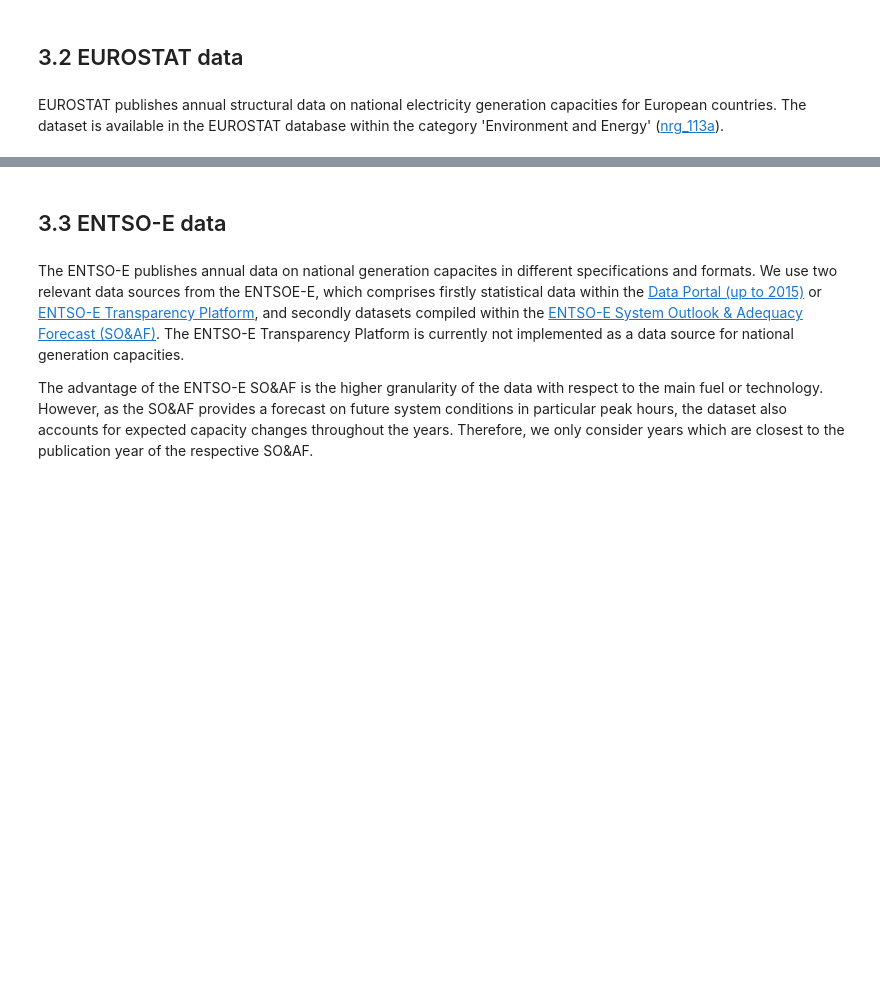
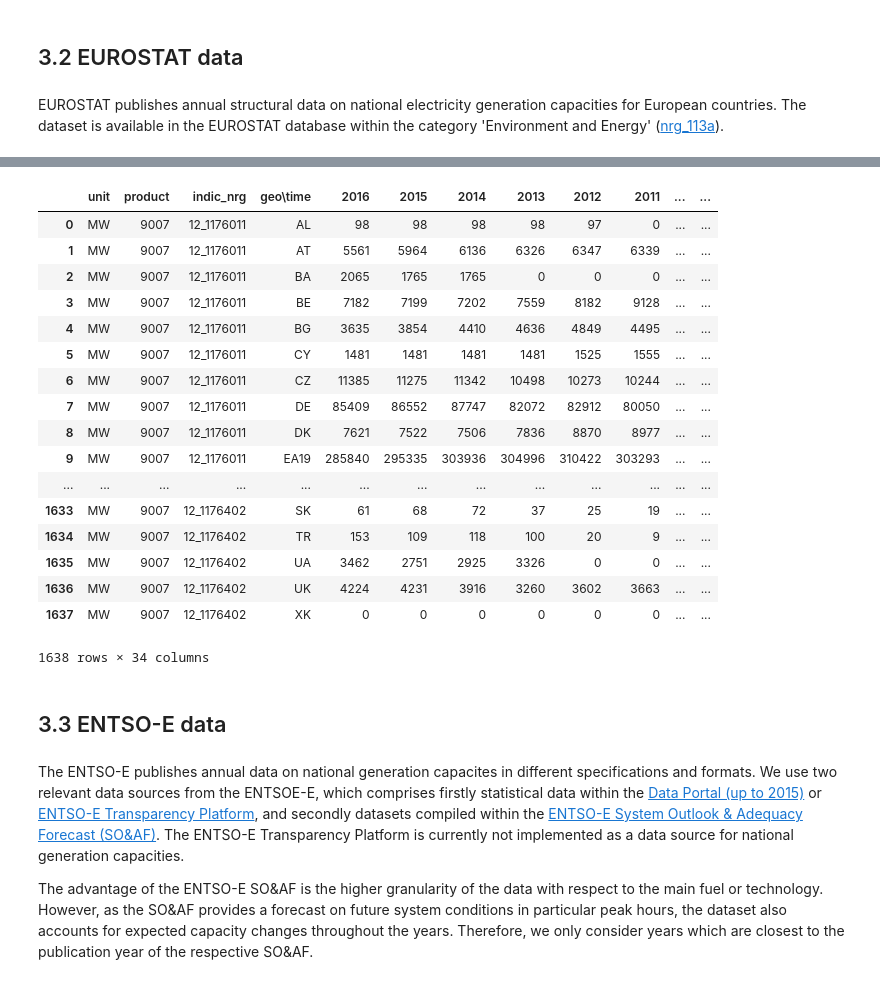
Before and after one commit to Open-Power-System-Data/national_generation_capacity, a Jupyter notebook: processing.ipynb, the cells around one changed output, grey strips where cells are left out. Drawn from its saved outputs; the diff is of its cells as text; code cells hidden in the pictures; blank space fills up the shorter version.

```diff
--- a/processing.ipynb
+++ b/processing.ipynb
@@ -208,4 +232,15 @@ url_eurostat = ('http://ec.europa.eu/eurostat/estat-navtree-portlet-prod/'
 
 filepath_eurostat = downloadandcache(url_eurostat, 'nrg_113a.tsv.gz')
 
-print(filepath_eurostat)
+
+data_eurostat = pd.read_csv(filepath_eurostat,
+                            compression='gzip',
+                            sep='\t|,',
+                            engine='python')
+
+data_eurostat['source'] = 'EUROSTAT'
+data_eurostat['source_type'] = 'Statistical Office'
+data_eurostat['type'] = 'Installed capacity in MW'
+
+data_eurostat
+# %% [output]
@@ -211,0 +248,18 @@ print(filepath_eurostat)
+|  | unit | product | indic_nrg | geo\time | 2016 | 2015 | 2014 | 2013 | 2012 | 2011 | ... | ... |
+| 0 | MW | 9007 | 12_1176011 | AL | 98 | 98 | 98 | 98 | 97 | 0 | ... | ... |
+| 1 | MW | 9007 | 12_1176011 | AT | 5561 | 5964 | 6136 | 6326 | 6347 | 6339 | ... | ... |
+| 2 | MW | 9007 | 12_1176011 | BA | 2065 | 1765 | 1765 | 0 | 0 | 0 | ... | ... |
+| 3 | MW | 9007 | 12_1176011 | BE | 7182 | 7199 | 7202 | 7559 | 8182 | 9128 | ... | ... |
+| 4 | MW | 9007 | 12_1176011 | BG | 3635 | 3854 | 4410 | 4636 | 4849 | 4495 | ... | ... |
+| 5 | MW | 9007 | 12_1176011 | CY | 1481 | 1481 | 1481 | 1481 | 1525 | 1555 | ... | ... |
+| 6 | MW | 9007 | 12_1176011 | CZ | 11385 | 11275 | 11342 | 10498 | 10273 | 10244 | ... | ... |
+| 7 | MW | 9007 | 12_1176011 | DE | 85409 | 86552 | 87747 | 82072 | 82912 | 80050 | ... | ... |
+| 8 | MW | 9007 | 12_1176011 | DK | 7621 | 7522 | 7506 | 7836 | 8870 | 8977 | ... | ... |
+| 9 | MW | 9007 | 12_1176011 | EA19 | 285840 | 295335 | 303936 | 304996 | 310422 | 303293 | ... | ... |
+| ... | ... | ... | ... | ... | ... | ... | ... | ... | ... | ... | ... | ... |
+| 1633 | MW | 9007 | 12_1176402 | SK | 61 | 68 | 72 | 37 | 25 | 19 | ... | ... |
+| 1634 | MW | 9007 | 12_1176402 | TR | 153 | 109 | 118 | 100 | 20 | 9 | ... | ... |
+| 1635 | MW | 9007 | 12_1176402 | UA | 3462 | 2751 | 2925 | 3326 | 0 | 0 | ... | ... |
+| 1636 | MW | 9007 | 12_1176402 | UK | 4224 | 4231 | 3916 | 3260 | 3602 | 3663 | ... | ... |
+| 1637 | MW | 9007 | 12_1176402 | XK | 0 | 0 | 0 | 0 | 0 | 0 | ... | ... |
+1638 rows × 34 columns
```
Also changed, not shown: parts of 26 cells of this notebook, 4 other files.
